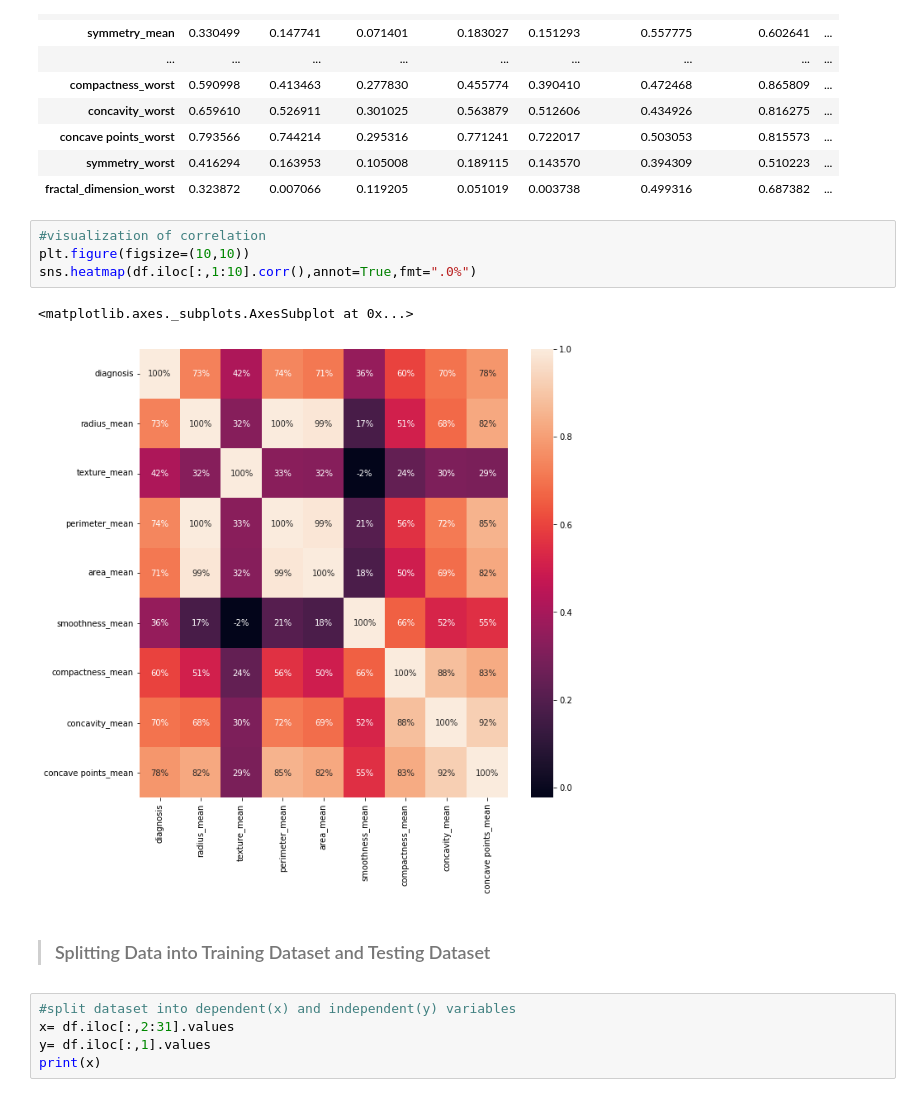
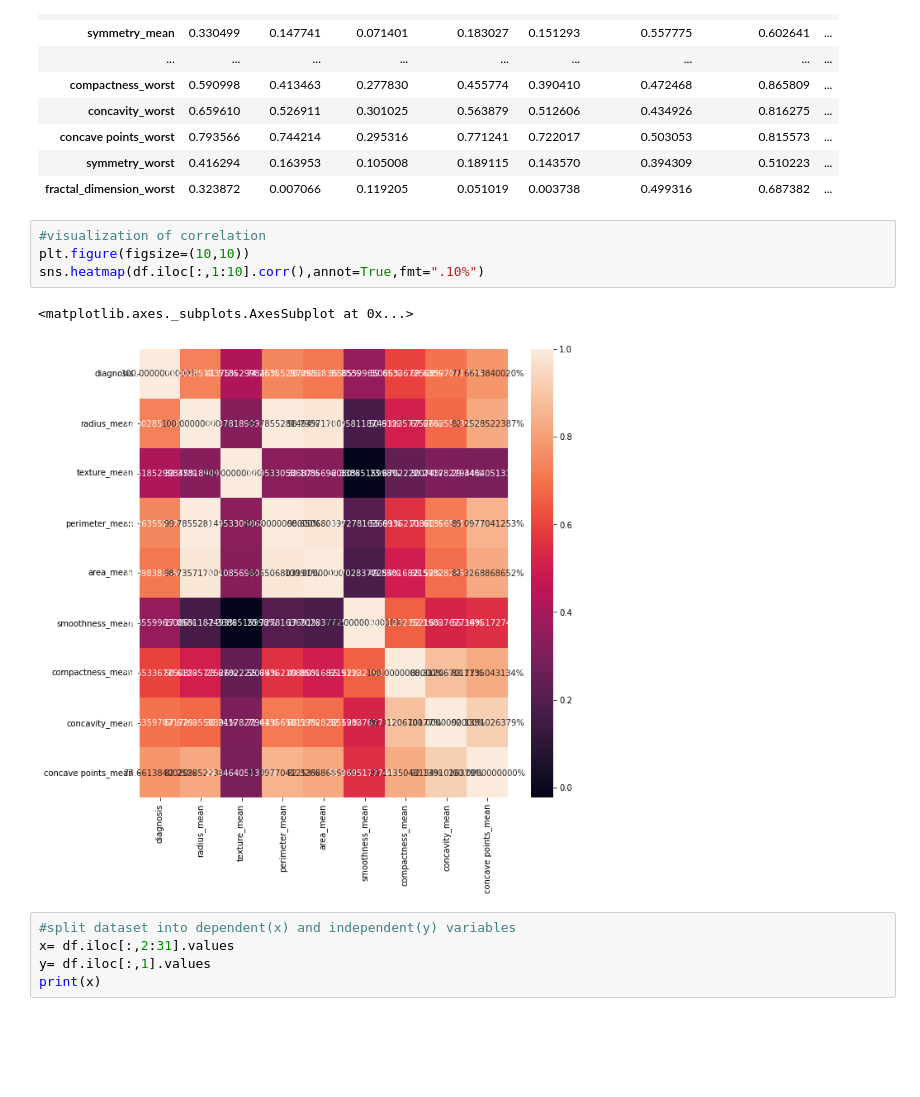
Before and after one commit to Niharika1-hash/Breast-Cancer-Detection-using-CNN, a Jupyter notebook: Breast_Cancer_Detection.ipynb, the cells around one changed output. Cells and saved outputs as stored; diff of their text form; blank space fills up the shorter version.

```diff
--- a/Breast_Cancer_Detection.ipynb
+++ b/Breast_Cancer_Detection.ipynb
@@ -189,12 +191,10 @@ df.iloc[:,1:32].corr()
 # %%
 #visualization of correlation
 plt.figure(figsize=(10,10))
-sns.heatmap(df.iloc[:,1:10].corr(),annot=True,fmt=".0%")
+sns.heatmap(df.iloc[:,1:10].corr(),annot=True,fmt=".10%")
 # %% [output]
 <matplotlib.axes._subplots.AxesSubplot at 0x...>
-[figure, old version]
+[figure, new version]
-# %% [markdown]
-> ### Splitting Data into Training Dataset and Testing Dataset
 # %%
 #split dataset into dependent(x) and independent(y) variables
 x= df.iloc[:,2:31].values
```
Also changed, not shown: parts of 41 cells of this notebook.
